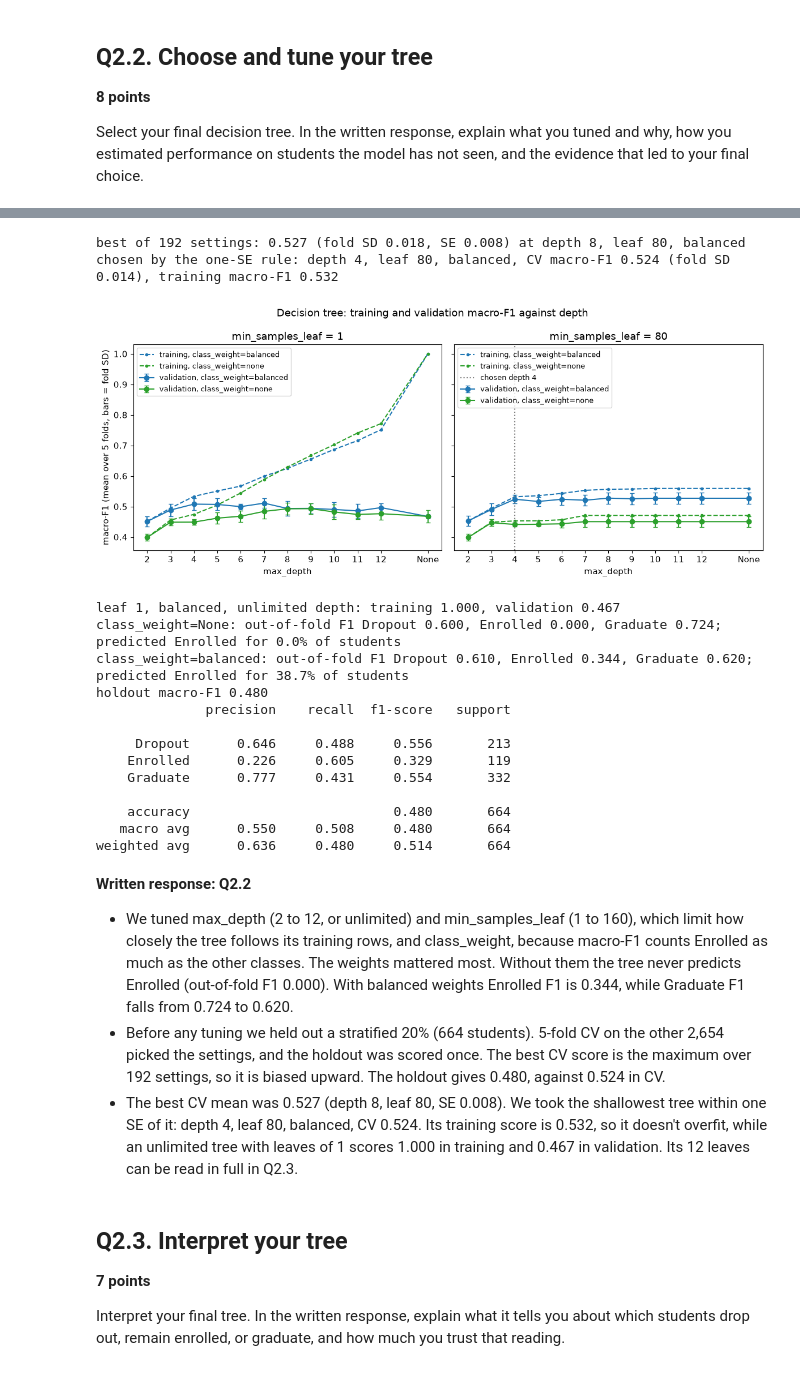
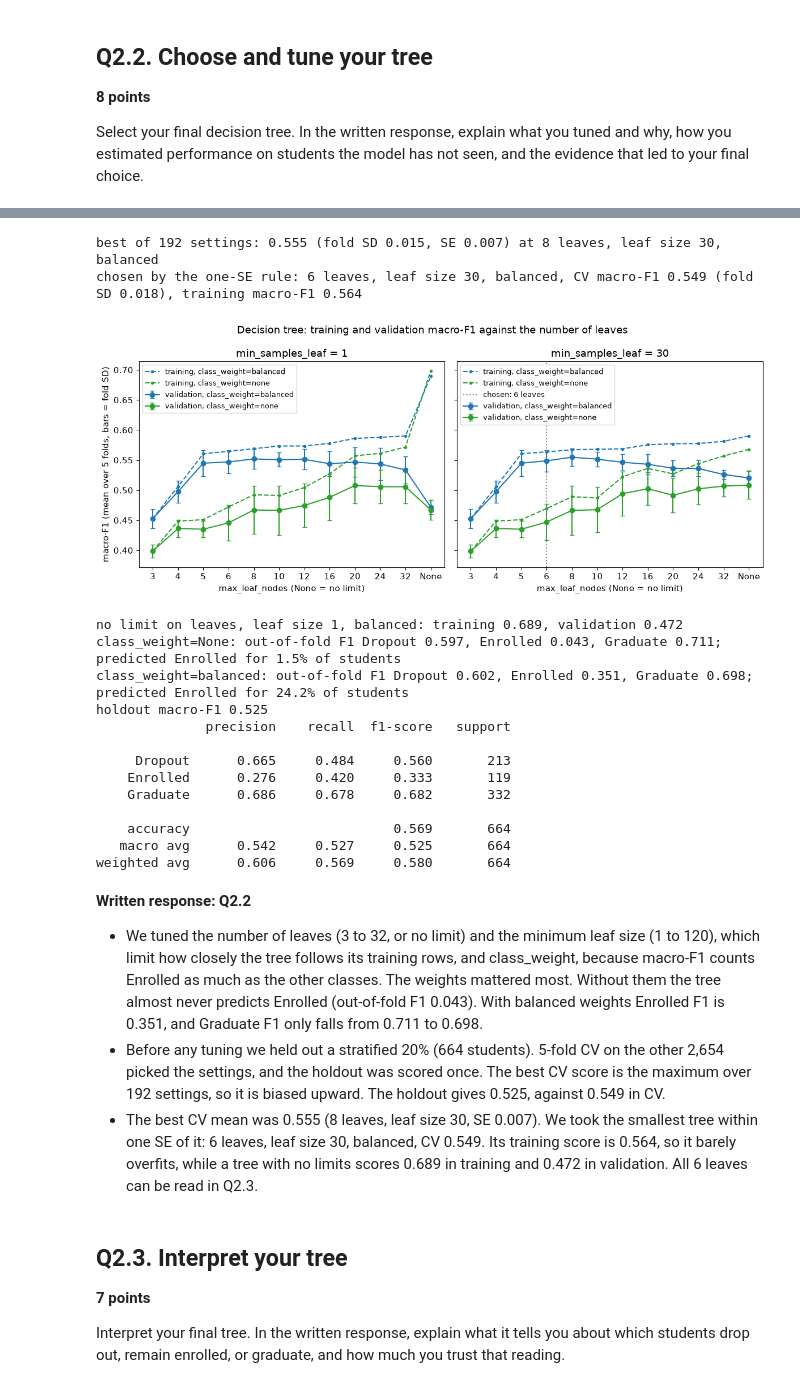
Before and after one commit to qqgjyx/AC-209A, a Jupyter notebook: homeworks/cs1090a_hw5/cs1090a_hw5.ipynb, the cells around one changed output, grey strips where cells are left out. Saved outputs shown, nothing was run; the diff lists cells and outputs as text; code cells hidden in the pictures.

```diff
--- a/homeworks/cs1090a_hw5/cs1090a_hw5.ipynb
+++ b/homeworks/cs1090a_hw5/cs1090a_hw5.ipynb
@@ -338,28 +355,29 @@ columns after each encoding: 20 raw codes, 90 one-hot (codes with < 30 students
 
 Select your final decision tree. In the written response, explain what you tuned and why, how you estimated performance on students the model has not seen, and the evidence that led to your final choice.
 # %%
-# Q2.2: tune depth, leaf size and class weights on the five folds; keep the simplest tree within one SE of the best.
-tree_pipe = Pipeline([("prep", one_hot), ("tree", DecisionTreeClassifier(criterion="gini", random_state=SEED))])
-tree_grid = {"tree__max_depth": list(range(2, 13)) + [None],
-             "tree__min_samples_leaf": [1, 5, 10, 20, 40, 80, 120, 160],
+# Q2.2: tune the number of leaves, leaf size and class weights on the five folds; keep the smallest tree within one SE of the best.
+tree_pipe = Pipeline([("prep", outcome_rates), ("tree", DecisionTreeClassifier(criterion="gini", random_state=SEED))])
+LEAVES = [3, 4, 5, 6, 8, 10, 12, 16, 20, 24, 32, None]   # the tree grows its best split first until it has this many leaves
+tree_grid = {"tree__max_leaf_nodes": LEAVES,
+             "tree__min_samples_leaf": [1, 10, 20, 30, 40, 60, 80, 120],
              "tree__class_weight": [None, "balanced"]}
 
 
 def cv_table(cv_results):
-    """cv_results_ as a DataFrame with plain columns; an unlimited depth is shown as inf."""
+    """cv_results_ as a DataFrame with plain columns; an unlimited number of leaves is shown as inf."""
     res = pd.DataFrame(cv_results)
-    res["depth"] = pd.to_numeric(res["param_tree__max_depth"], errors="coerce").fillna(np.inf)
+    res["leaves"] = pd.to_numeric(res["param_tree__max_leaf_nodes"], errors="coerce").fillna(np.inf)
     res["leaf"] = res["param_tree__min_samples_leaf"].astype(int)
     res["weights"] = res["param_tree__class_weight"].fillna("none").astype(str)
     return res
 
 
 def one_se_rule(cv_results):
-    """Shallowest tree (then largest leaf) whose mean CV macro-F1 is within one SE of the best mean."""
+    """Fewest leaves (then largest leaf size) whose mean CV macro-F1 is within one SE of the best mean."""
     res = cv_table(cv_results)
     best = res["mean_test_score"].idxmax()
     floor = res.loc[best, "mean_test_score"] - res.loc[best, "std_test_score"] / np.sqrt(cv.get_n_splits())
-    return res[res["mean_test_score"] >= floor].sort_values(["depth", "leaf"], ascending=[True, False]).index[0]
+    return res[res["mean_test_score"] >= floor].sort_values(["leaves", "leaf"], ascending=[True, False]).index[0]
 
 
 tree_search = GridSearchCV(tree_pipe, tree_grid, scoring="f1_macro", cv=cv, refit=one_se_rule,
@@ -367,37 +385,40 @@ tree_search = GridSearchCV(tree_pipe, tree_grid, scoring="f1_macro", cv=cv, refi
 tree_res = cv_table(tree_search.cv_results_)
 best_row = tree_res.loc[tree_res["mean_test_score"].idxmax()]
 chosen_row = tree_res.loc[tree_search.best_index_]
-cols = ["depth", "leaf", "weights", "mean_test_score", "std_test_score", "mean_train_score"]
+cols = ["leaves", "leaf", "weights", "mean_test_score", "std_test_score", "mean_train_score"]
 display(tree_res.sort_values("mean_test_score", ascending=False)[cols].head(8)
-        .assign(depth=lambda d: d["depth"].map(lambda v: "None" if np.isinf(v) else int(v))))
+        .assign(leaves=lambda d: d["leaves"].map(lambda v: "None" if np.isinf(v) else int(v))))
 print(f"best of {len(tree_res)} settings: {best_row['mean_test_score']:.3f} (fold SD {best_row['std_test_score']:.3f}, "
-      f"SE {best_row['std_test_score'] / np.sqrt(5):.3f}) at depth {best_row['depth']:g}, leaf {best_row['leaf']}, {best_row['weights']}")
-print(f"chosen by the one-SE rule: depth {chosen_row['depth']:g}, leaf {chosen_row['leaf']}, {chosen_row['weights']}, "
+      f"SE {best_row['std_test_score'] / np.sqrt(5):.3f}) at {best_row['leaves']:g} leaves, leaf size {best_row['leaf']}, {best_row['weights']}")
+print(f"chosen by the one-SE rule: {chosen_row['leaves']:g} leaves, leaf size {chosen_row['leaf']}, {chosen_row['weights']}, "
       f"CV macro-F1 {chosen_row['mean_test_score']:.3f} (fold SD {chosen_row['std_test_score']:.3f}), "
       f"training macro-F1 {chosen_row['mean_train_score']:.3f}")
 
-# Validation and training curves against depth: unlimited leaves (left) and the chosen leaf size (right).
+# Validation and training curves against the number of leaves: leaves of any size (left) and the chosen leaf size (right).
 fig, axes = plt.subplots(1, 2, figsize=(12, 5), sharey=True)
+xpos = {v: i for i, v in enumerate([np.inf if v is None else v for v in LEAVES])}
 for ax, leaf in zip(axes, [1, chosen_row["leaf"]]):
     for weights, color in [("balanced", "tab:blue"), ("none", "tab:green")]:
-        rows = tree_res[(tree_res["leaf"] == leaf) & (tree_res["weights"] == weights)].sort_values("depth")
-        x = rows["depth"].replace(np.inf, 14)
+        rows = tree_res[(tree_res["leaf"] == leaf) & (tree_res["weights"] == weights)].sort_values("leaves")
+        x = rows["leaves"].map(xpos)
         ax.errorbar(x, rows["mean_test_score"], yerr=rows["std_test_score"], color=color, marker="o", capsize=3,
                     label=f"validation, class_weight={weights}")
         ax.plot(x, rows["mean_train_score"], color=color, linestyle="--", marker=".", label=f"training, class_weight={weights}")
     if leaf == chosen_row["leaf"]:
-        ax.axvline(chosen_row["depth"], color="grey", linestyle=":", label=f"chosen depth {chosen_row['depth']:g}")
-    ax.set_xticks(list(range(2, 13)) + [14], [str(d) for d in range(2, 13)] + ["None"])
-    ax.set(xlabel="max_depth", title=f"min_samples_leaf = {leaf}")
+        ax.axvline(xpos[chosen_row["leaves"]], color="grey", linestyle=":", label=f"chosen: {chosen_row['leaves']:g} leaves")
+    ax.set_xticks(list(xpos.values()), ["None" if np.isinf(v) else f"{v:g}" for v in xpos])
+    ax.set(xlabel="max_leaf_nodes (None = no limit)", title=f"min_samples_leaf = {leaf}")
     ax.legend(fontsize=9, loc="upper left")
 axes[0].set_ylabel("macro-F1 (mean over 5 folds, bars = fold SD)")
-fig.suptitle("Decision tree: training and validation macro-F1 against depth")
+fig.suptitle("Decision tree: training and validation macro-F1 against the number of leaves")
 plt.tight_layout()
 plt.show()
-print("leaf 1, balanced, unlimited depth: training", f"{tree_res.query('leaf == 1 and weights == \"balanced\" and depth == inf')['mean_train_score'].iloc[0]:.3f},",
-      "validation", f"{tree_res.query('leaf == 1 and weights == \"balanced\" and depth == inf')['mean_test_score'].iloc[0]:.3f}")
+# Training rows are scored with rates learned from all of them, not the out-of-fold rates the tree was fit on,
+# so even a tree with no limits does not reach 1.000 on its own training rows.
+unlimited = tree_res.query('leaf == 1 and weights == "balanced" and leaves == inf').iloc[0]
+print(f"no limit on leaves, leaf size 1, balanced: training {unlimited['mean_train_score']:.3f}, validation {unlimited['mean_test_score']:.3f}")
 
-# What class weights do to the Enrolled class at the chosen depth and leaf size.
+# What class weights do to the Enrolled class at the chosen number of leaves and leaf size.
 for weights in [None, "balanced"]:
     pred = cross_val_predict(clone(tree_search.best_estimator_).set_params(tree__class_weight=weights), X_dev, y_dev, cv=cv)
     f1s = f1_score(y_dev, pred, average=None, labels=CLASSES)
@@ -425,25 +446,25 @@ dt_final = clone(dt_dev).fit(X_train, y_train)
-best of 192 settings: 0.527 (fold SD 0.018, SE 0.008) at depth 8, leaf 80, balanced
-chosen by the one-SE rule: depth 4, leaf 80, balanced, CV macro-F1 0.524 (fold SD 0.014), training macro-F1 0.532
+best of 192 settings: 0.555 (fold SD 0.015, SE 0.007) at 8 leaves, leaf size 30, balanced
+chosen by the one-SE rule: 6 leaves, leaf size 30, balanced, CV macro-F1 0.549 (fold SD 0.018), training macro-F1 0.564
-[figure, old version]
+[figure, new version]
-leaf 1, balanced, unlimited depth: training 1.000, validation 0.467
-class_weight=None: out-of-fold F1 Dropout 0.600, Enrolled 0.000, Graduate 0.724; predicted Enrolled for 0.0% of students
-class_weight=balanced: out-of-fold F1 Dropout 0.610, Enrolled 0.344, Graduate 0.620; predicted Enrolled for 38.7% of students
-holdout macro-F1 0.480
+no limit on leaves, leaf size 1, balanced: training 0.689, validation 0.472
+class_weight=None: out-of-fold F1 Dropout 0.597, Enrolled 0.043, Graduate 0.711; predicted Enrolled for 1.5% of students
+class_weight=balanced: out-of-fold F1 Dropout 0.602, Enrolled 0.351, Graduate 0.698; predicted Enrolled for 24.2% of students
+holdout macro-F1 0.525
               precision    recall  f1-score   support
 
-     Dropout      0.646     0.488     0.556       213
-    Enrolled      0.226     0.605     0.329       119
-    Graduate      0.777     0.431     0.554       332
+     Dropout      0.665     0.484     0.560       213
+    Enrolled      0.276     0.420     0.333       119
+    Graduate      0.686     0.678     0.682       332
 
-    accuracy                          0.480       664
-   macro avg      0.550     0.508     0.480       664
-weighted avg      0.636     0.480     0.514       664
+    accuracy                          0.569       664
+   macro avg      0.542     0.527     0.525       664
+weighted avg      0.606     0.569     0.580       664
 # %% [markdown]
 **Written response: Q2.2**
 
-- We tuned max_depth (2 to 12, or unlimited) and min_samples_leaf (1 to 160), which limit how closely the tree follows its training rows, and class_weight, because macro-F1 counts Enrolled as much as the other classes. The weights mattered most. Without them the tree never predicts Enrolled (out-of-fold F1 0.000). With balanced weights Enrolled F1 is 0.344, while Graduate F1 falls from 0.724 to 0.620.
-- Before any tuning we held out a stratified 20% (664 students). 5-fold CV on the other 2,654 picked the settings, and the holdout was scored once. The best CV score is the maximum over 192 settings, so it is biased upward. The holdout gives 0.480, against 0.524 in CV.
-- The best CV mean was 0.527 (depth 8, leaf 80, SE 0.008). We took the shallowest tree within one SE of it: depth 4, leaf 80, balanced, CV 0.524. Its training score is 0.532, so it doesn't overfit, while an unlimited tree with leaves of 1 scores 1.000 in training and 0.467 in validation. Its 12 leaves can be read in full in Q2.3.
+- We tuned the number of leaves (3 to 32, or no limit) and the minimum leaf size (1 to 120), which limit how closely the tree follows its training rows, and class_weight, because macro-F1 counts Enrolled as much as the other classes. The weights mattered most. Without them the tree almost never predicts Enrolled (out-of-fold F1 0.043). With balanced weights Enrolled F1 is 0.351, and Graduate F1 only falls from 0.711 to 0.698.
+- Before any tuning we held out a stratified 20% (664 students). 5-fold CV on the other 2,654 picked the settings, and the holdout was scored once. The best CV score is the maximum over 192 settings, so it is biased upward. The holdout gives 0.525, against 0.549 in CV.
+- The best CV mean was 0.555 (8 leaves, leaf size 30, SE 0.007). We took the smallest tree within one SE of it: 6 leaves, leaf size 30, balanced, CV 0.549. Its training score is 0.564, so it barely overfits, while a tree with no limits scores 0.689 in training and 0.472 in validation. All 6 leaves can be read in Q2.3.
 # %% [markdown]
 ## Q2.3. Interpret your tree
 
```
Also changed, not shown: parts of 20 cells of this notebook, 3 other files.
